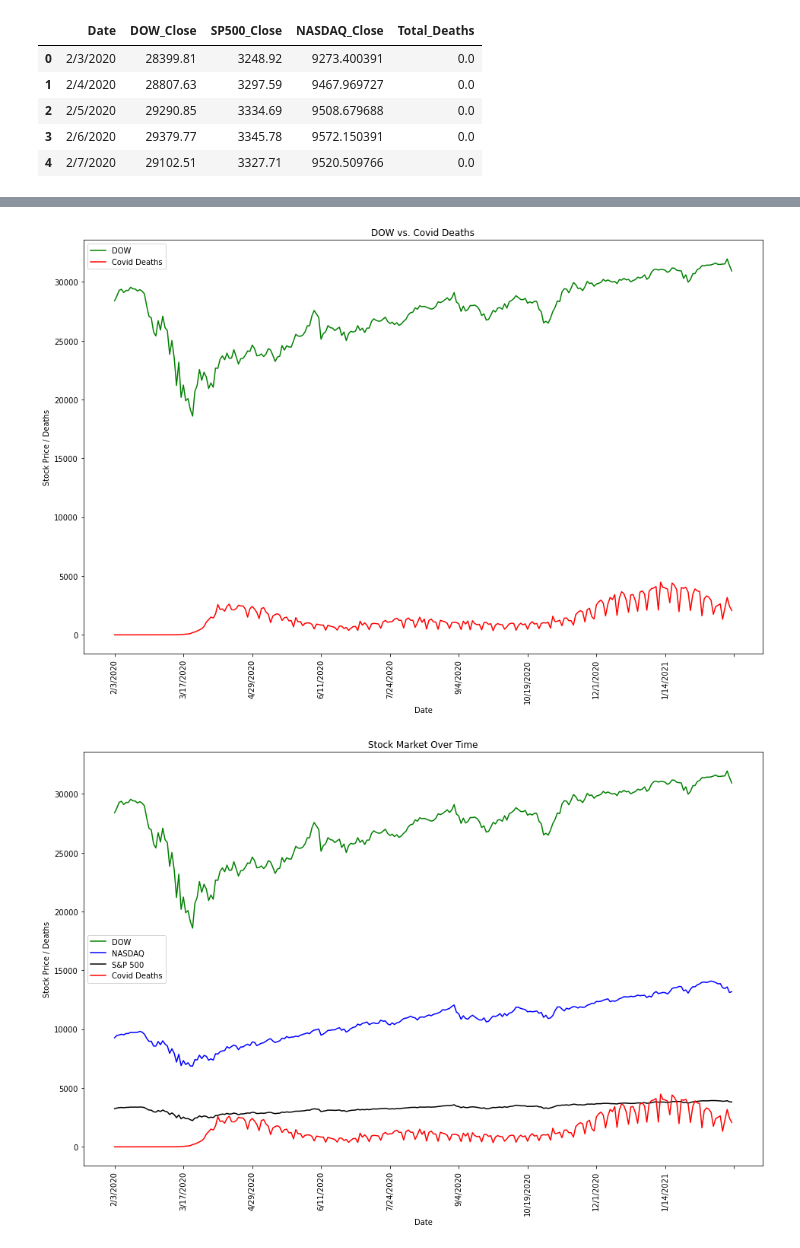
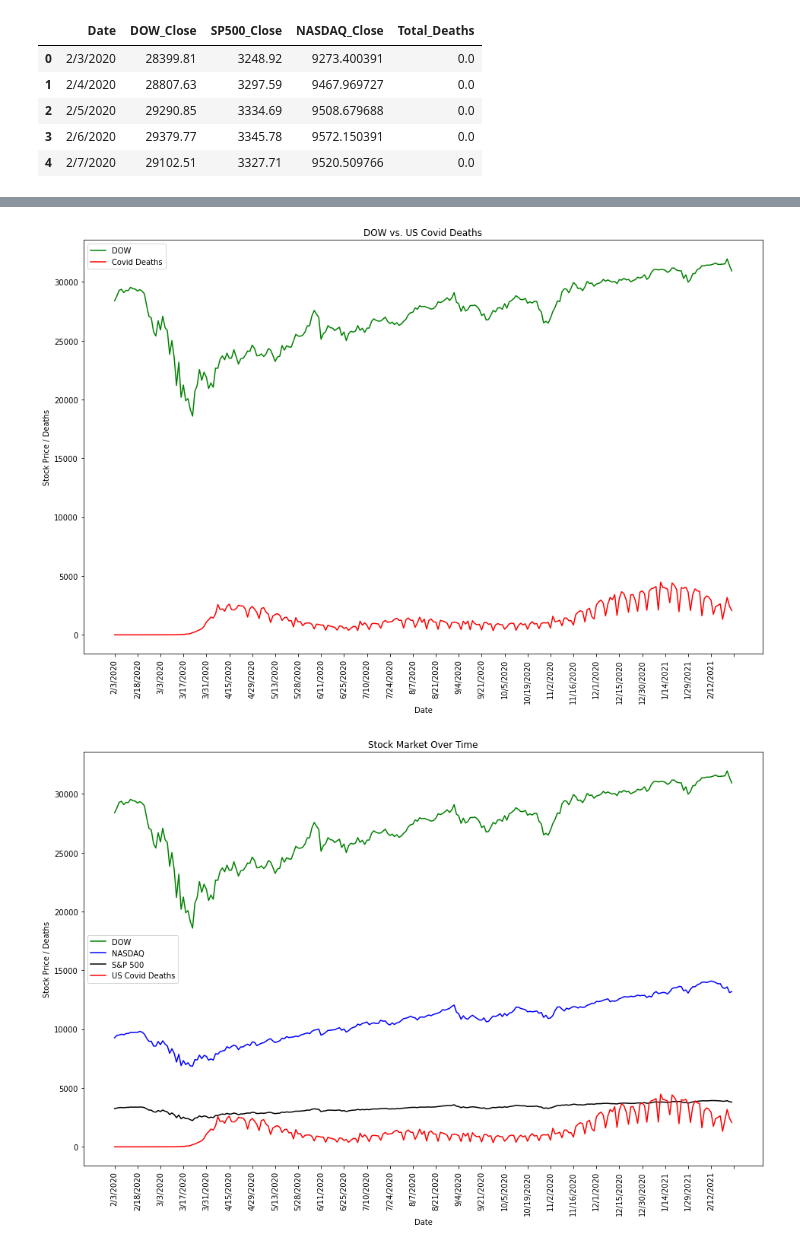
Before and after one commit to Bandelero/Covids-Effect-on-the-Stock-Market, a Jupyter notebook: scott/stocks-covid.ipynb, the cells around one changed output, grey strips where cells are left out. Drawn from its saved outputs; the diff is of its cells as text; code cells hidden in the pictures.

```diff
--- a/scott/stocks-covid.ipynb
+++ b/scott/stocks-covid.ipynb
@@ -232,27 +235,27 @@ plt.show()
 # %%
 # Plot the charts and apply some styling
 figure(figsize=(16, 10))
 plt.plot(x, a, color='green', label="DOW")
 plt.plot(x, d, color="red", label="Covid Deaths")
 
-plt.xticks(np.arange(0, len(x)+1, 30),rotation ='vertical')
-plt.title("DOW vs. Covid Deaths")
+plt.xticks(np.arange(0, len(x)+1, 10),rotation ='vertical')
+plt.title("DOW vs. US Covid Deaths")
 plt.xlabel("Date")
 plt.ylabel("Stock Price / Deaths")
 plt.xticks(rotation ='vertical')
 plt.legend(loc="best")
 plt.savefig("covid-dow.png")
 plt.show()
 # %% [output]
-[figure, old version]
+[figure, new version]
 # %%
 figure(figsize=(16, 10))
 plt.plot(x, a, color='green', label="DOW")
 plt.plot(x, b, color="blue", label="NASDAQ")
 plt.plot(x, c, color="black", label="S&P 500")
-plt.plot(x, d, color="red", label="Covid Deaths")
+plt.plot(x, d, color="red", label="US Covid Deaths")
 
-plt.xticks(np.arange(0, len(x)+1, 30),rotation ='vertical')
+plt.xticks(np.arange(0, len(x)+1, 10),rotation ='vertical')
 #plt.yticks(np.arange(0, max(y), 2))
 plt.title("Stock Market Over Time")
 plt.xlabel("Date")
@@ -261,6 +264,6 @@ plt.legend(loc="best")
 plt.savefig("covid-stocks.png")
 plt.show()
 # %% [output]
-[figure, old version]
+[figure, new version]
 # %%
 correlation1 = st.pearsonr(b,d)
```
Also changed, not shown: parts of 9 cells of this notebook, 11 other files.
